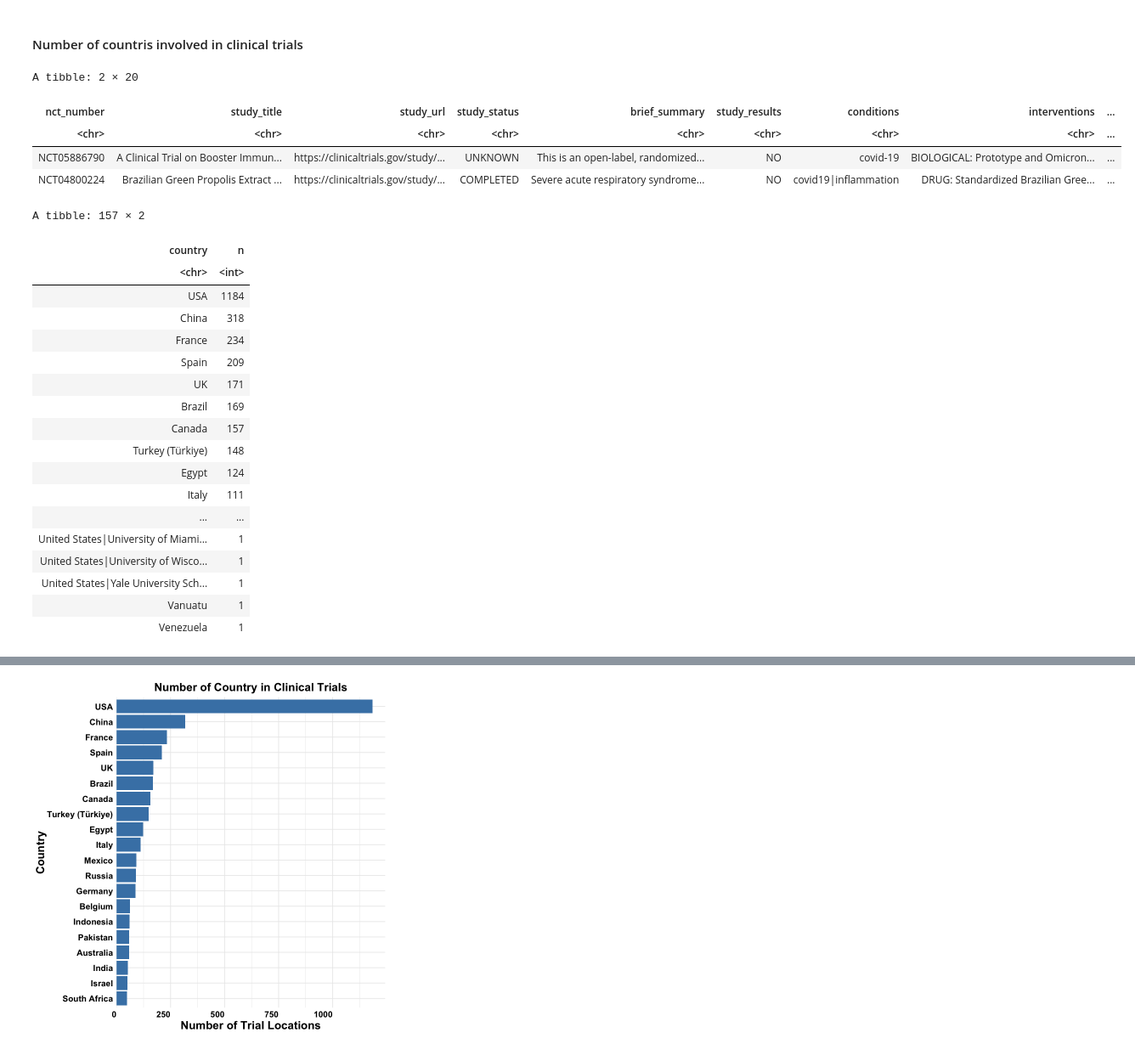
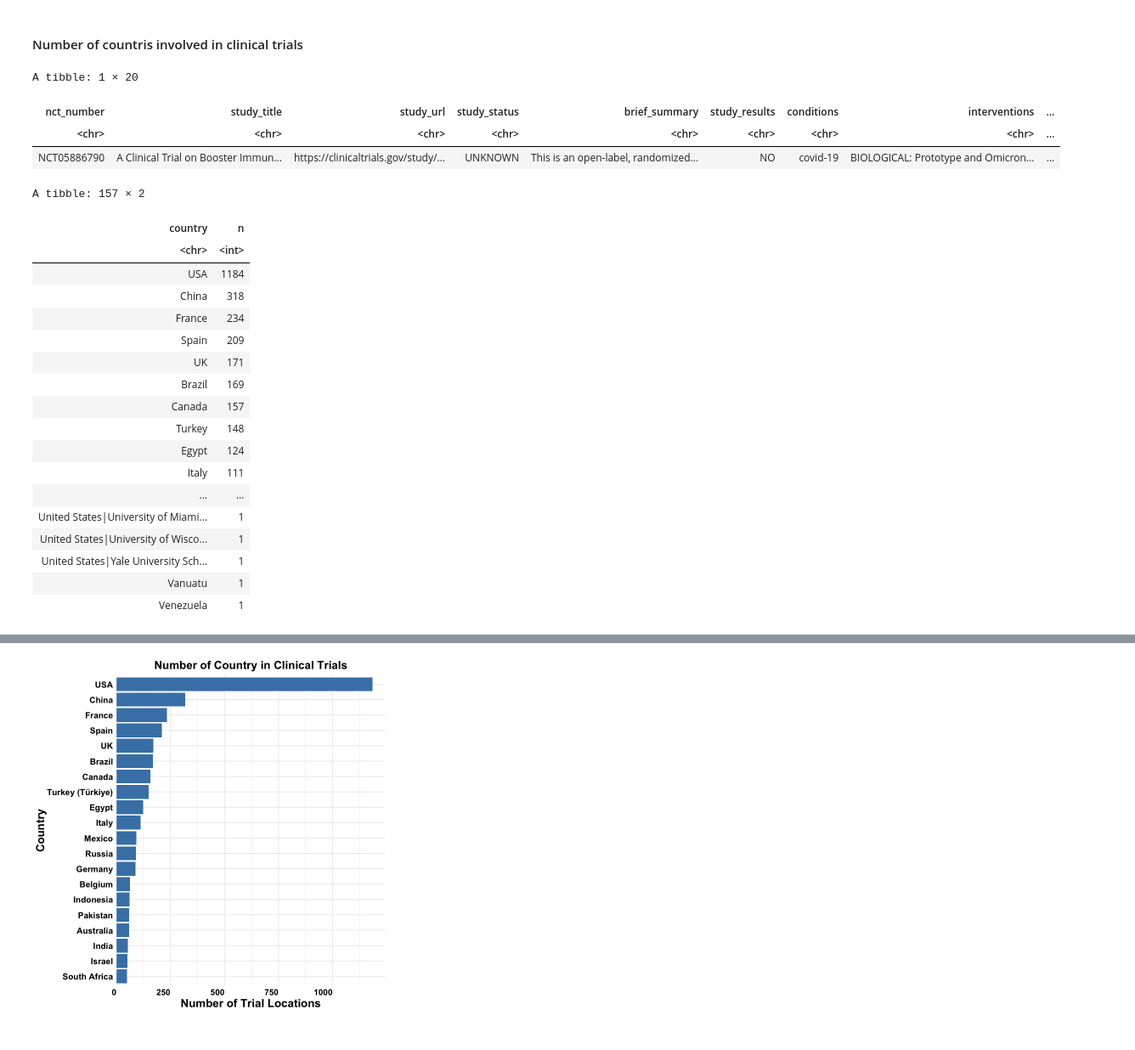
Before and after one commit to arunmhh/Clinical_trial_Covid19_studies, a Jupyter notebook: scripts/covide_clinical_trials.ipynb, the cells around one changed output, grey strips where cells are left out. Shown at 85% size. Saved outputs shown, nothing was run; the diff lists cells and outputs as text; code cells hidden in the pictures.

```diff
--- a/scripts/covide_clinical_trials.ipynb
+++ b/scripts/covide_clinical_trials.ipynb
@@ -72,23 +81,22 @@ ggsave("/Volumes/NGS/Rproject/Clinical_trail_Covid19_studies/visuals/phase_distr
 # %%
 library(dplyr)
 library(stringr)
 library(tidyr)
 
 country_data <- data %>%
   filter(!is.na(locations)) %>%
   separate_rows(locations, sep = ";") %>%   # split multiple locations
   mutate(
     locations = str_trim(locations),
     country = str_extract(locations, "[^,]+$"),  # 🔥 take last part
     country = str_trim(country)
   )
-head(country_data,2)
+head(country_data,1)
 # %% [output]
-A tibble: 2 × 20
+A tibble: 1 × 20
 | nct_number | study_title | study_url | study_status | brief_summary | study_results | conditions | interventions | ... |
 | <chr> | <chr> | <chr> | <chr> | <chr> | <chr> | <chr> | <chr> | ... |
 | NCT05886790 | A Clinical Trial on Booster Immun... | https://clinicaltrials.gov/study/... | UNKNOWN | This is an open-label, randomized... | NO | covid-19 | BIOLOGICAL: Prototype and Omicron... | ... |
-| NCT04800224 | Brazilian Green Propolis Extract ... | https://clinicaltrials.gov/study/... | COMPLETED | Severe acute respiratory syndrome... | NO | covid19|inflammation | DRUG: Standardized Brazilian Gree... | ... |
 # %%
 country_summary <- country_data %>%
   mutate(
@@ -98,6 +106,7 @@ country_summary <- country_data %>%
       TRUE ~ country
     )
   )%>%
+  mutate(country = recode(country, `Turkey (Türkiye)` = "Turkey")) %>%
   count(country, sort = TRUE)
 country_summary
 # %% [output]
@@ -111,7 +120,7 @@ A tibble: 157 × 2
 | UK | 171 |
 | Brazil | 169 |
 | Canada | 157 |
-| Turkey (Türkiye) | 148 |
+| Turkey | 148 |
 | Egypt | 124 |
 | Italy | 111 |
 | ... | ... |
```
Also changed, not shown: parts of 10 cells of this notebook, 4 other files.
